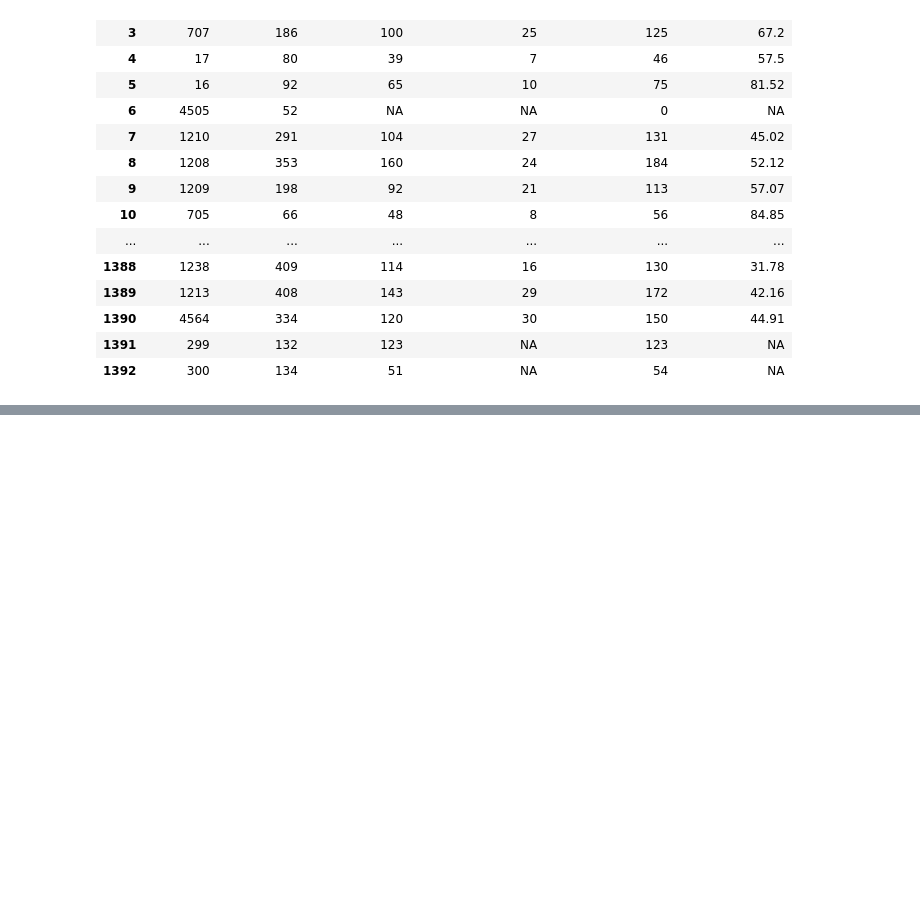
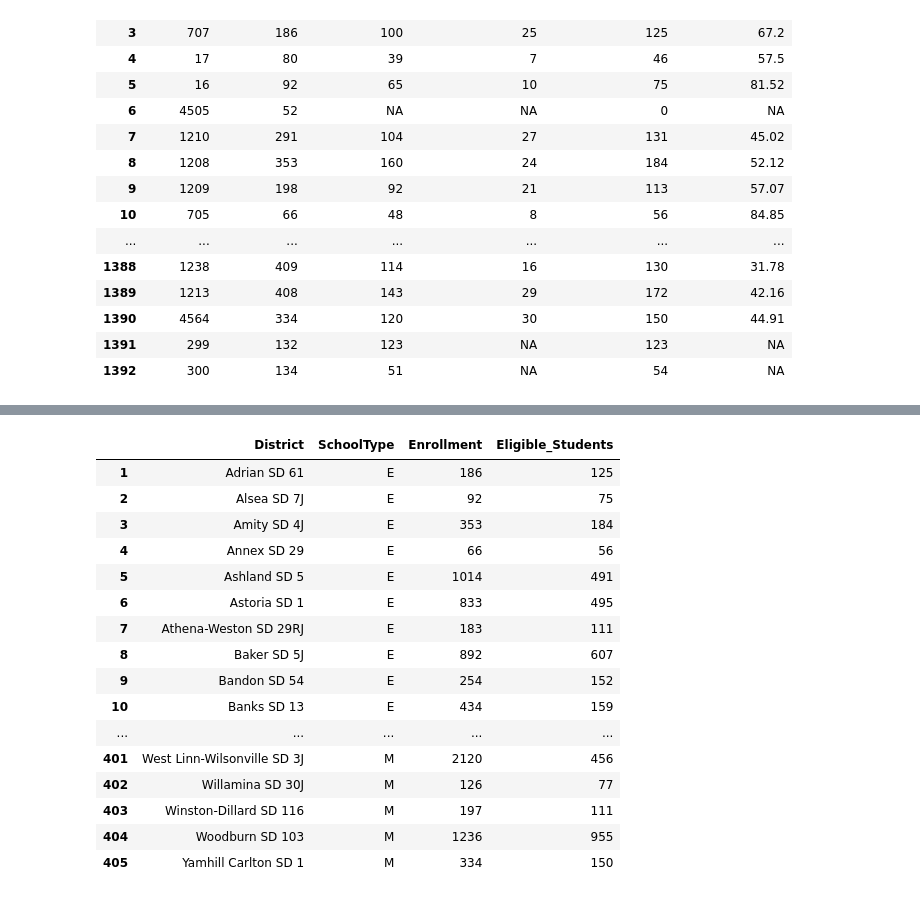
Before and after one commit to philschatz/ed-pathways, a Jupyter notebook: analysis/poverty_by_school_type_R.ipynb, the cells around one changed output, grey strips where cells are left out. Drawn from its saved outputs; the diff is of its cells as text; code cells hidden in the pictures; blank space fills up the shorter version.

```diff
--- a/analysis/poverty_by_school_type_R.ipynb
+++ b/analysis/poverty_by_school_type_R.ipynb
@@ -48,0 +136,11 @@ poverty
+# %%
+# Add together the Enrollment and EligibleStidents data for all rows
+# that have the same District and SchoolType, thus giving poverty
+# totals for each District across SchoolTypes (ain't R great?)
+poverty_by_type <- aggregate(
+  cbind(Enrollment, Eligible_Students) ~ District + SchoolType,
+  poverty_by_type,
+  FUN = sum
+  )
+poverty_by_type
+# %% [output]
@@ -49 +152,18 @@ poverty
+|  | District | SchoolType | Enrollment | Eligible_Students |
+| 1 | Adrian SD 61 | E | 186 | 125 |
+| 2 | Alsea SD 7J | E | 92 | 75 |
+| 3 | Amity SD 4J | E | 353 | 184 |
+| 4 | Annex SD 29 | E | 66 | 56 |
+| 5 | Ashland SD 5 | E | 1014 | 491 |
+| 6 | Astoria SD 1 | E | 833 | 495 |
+| 7 | Athena-Weston SD 29RJ | E | 183 | 111 |
+| 8 | Baker SD 5J | E | 892 | 607 |
+| 9 | Bandon SD 54 | E | 254 | 152 |
+| 10 | Banks SD 13 | E | 434 | 159 |
+| ... | ... | ... | ... | ... |
+| 401 | West Linn-Wilsonville SD 3J | M | 2120 | 456 |
+| 402 | Willamina SD 30J | M | 126 | 77 |
+| 403 | Winston-Dillard SD 116 | M | 197 | 111 |
+| 404 | Woodburn SD 103 | M | 1236 | 955 |
+| 405 | Yamhill Carlton SD 1 | M | 334 | 150 |
 # %%
```
Also changed, not shown: parts of 8 cells of this notebook, 6 other files.
